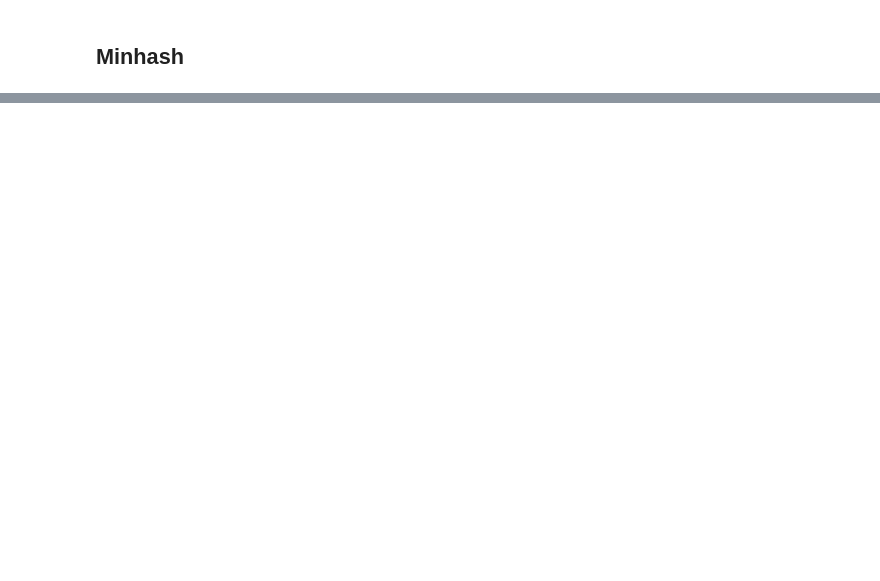
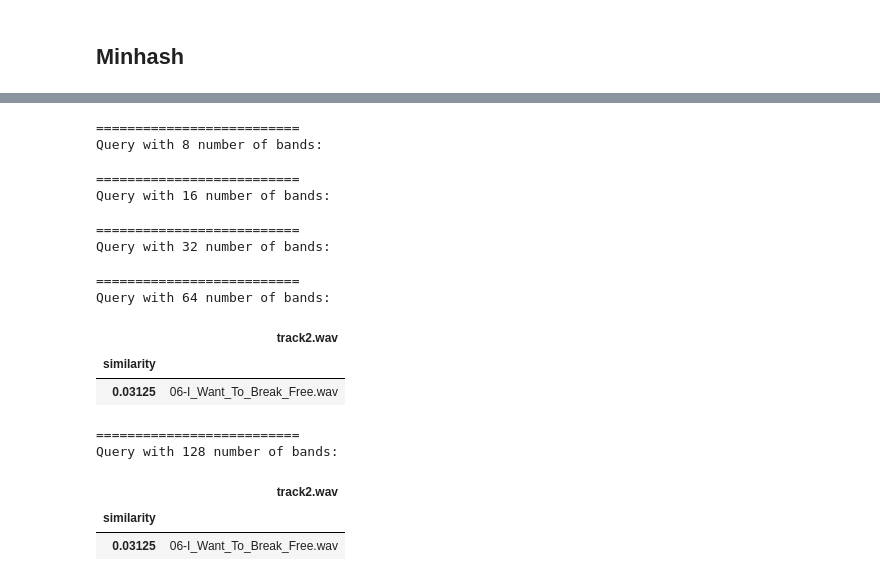
Before and after one commit to Requiem98/ADM-HW4, a Jupyter notebook: AudioSignals.ipynb, the cells around one changed output, grey strips where cells are left out. Saved outputs shown, nothing was run; the diff lists cells and outputs as text; code cells hidden in the pictures; blank space fills up the shorter version.

```diff
--- a/AudioSignals.ipynb
+++ b/AudioSignals.ipynb
@@ -88,5 +88,8 @@ THRESHOLD = 0 # TODO: to be tuned!
 data_folder = Path("./data/mp3s-32k/")
 mp3_tracks = data_folder.glob("*/*/*.mp3")
 tracks = data_folder.glob("*/*/*.wav")
+# %%
+songs = list(data_folder.glob("*/*/*.wav"))
+queries = list(Path("./data/queries/").glob("*.wav"))
 # %% [markdown]
 ## Preprocessing
@@ -126,0 +137,18 @@ True
+# %%
+#shinlges = make_all_fingerprints(duration=30, songs=songs)
+#save_object(shinlges, "./data/fingerprints/peaks_frequences/fings_dur_30_hop_0.plk")
+shinlges = read_object("./data/fingerprints/peaks_indices/peaks_dur_30_hop_0.plk")
+minhashes = []
+
+for fing, song in shinlges:
+    m = MIN_HASH(num_perm=128, vec=fing, label=song)
+    minhashes.append(m)
+
+shinlgesq = get_all_peaks(duration=5, songs=queries)
+save_object(shinlgesq, "./data/fingerprints/peaks_indices/peaksq_dur_5_hop_0.plk")
+#shinlgesq = read_object("./data/fingerprints/peaks_indices/peaksq_dur_5_hop_0.plk)
+minhashesq = []
+
+for fing, song in shinlgesq:
+    m = MIN_HASH(num_perm=128, vec=fing, label=song)
+    minhashesq.append(m)
@@ -126,0 +291,40 @@ True
+# %%
+#shinlges = make_all_fingerprints(duration=30, songs=songs)
+#save_object(shinlges, "./data/fingerprints/peaks_frequences/fings_dur_30_hop_0.plk")
+shinlges = read_object("./data/fingerprints/peaks_frequences/fings_dur_30_hop_0.plk")
+minhashes = []
+
+for fing, song in shinlges:
+    m = MIN_HASH(num_perm=128, vec=fing, label=song)
+    minhashes.append(m)
+
+#shinlgesq = make_all_fingerprints(duration=1, songs=queries)
+#save_object(shinlgesq, "./data/fingerprints/peaks_frequences/fingsq_dur_1_hop_0.plk")
+shinlgesq = read_object("./data/fingerprints/peaks_frequences/fingsq_dur_1_hop_0.plk")
+minhashesq = []
+
+for fing, song in shinlgesq:
+    m = MIN_HASH(num_perm=128, vec=fing, label=song)
+    minhashesq.append(m)
+# %%
+query(bands_128, minhashes, minhashesq)
+# %% [output]
+==========================
+Query with 8 number of bands:
+
+==========================
+Query with 16 number of bands:
+
+==========================
+Query with 32 number of bands:
+
+==========================
+Query with 64 number of bands:
+|  | track2.wav |
+| similarity |  |
+| 0.03125 | 06-I_Want_To_Break_Free.wav |
+==========================
+Query with 128 number of bands:
+|  | track2.wav |
+| similarity |  |
+| 0.03125 | 06-I_Want_To_Break_Free.wav |
```
Also changed, not shown: parts of 25 cells of this notebook, 15 other files.
